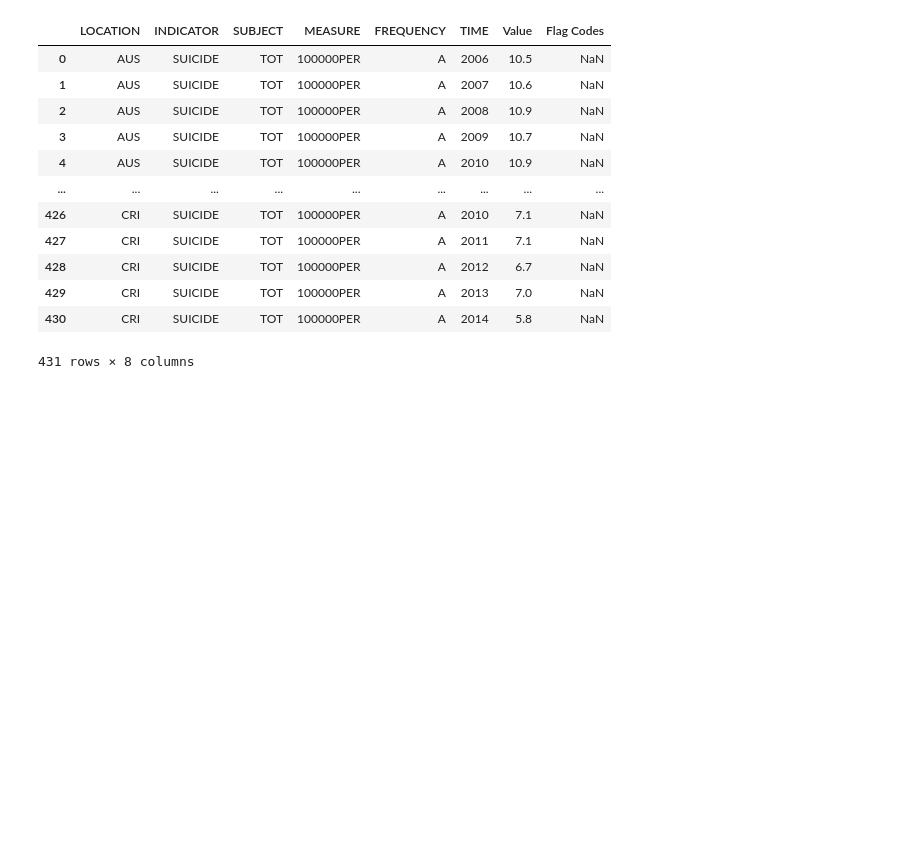
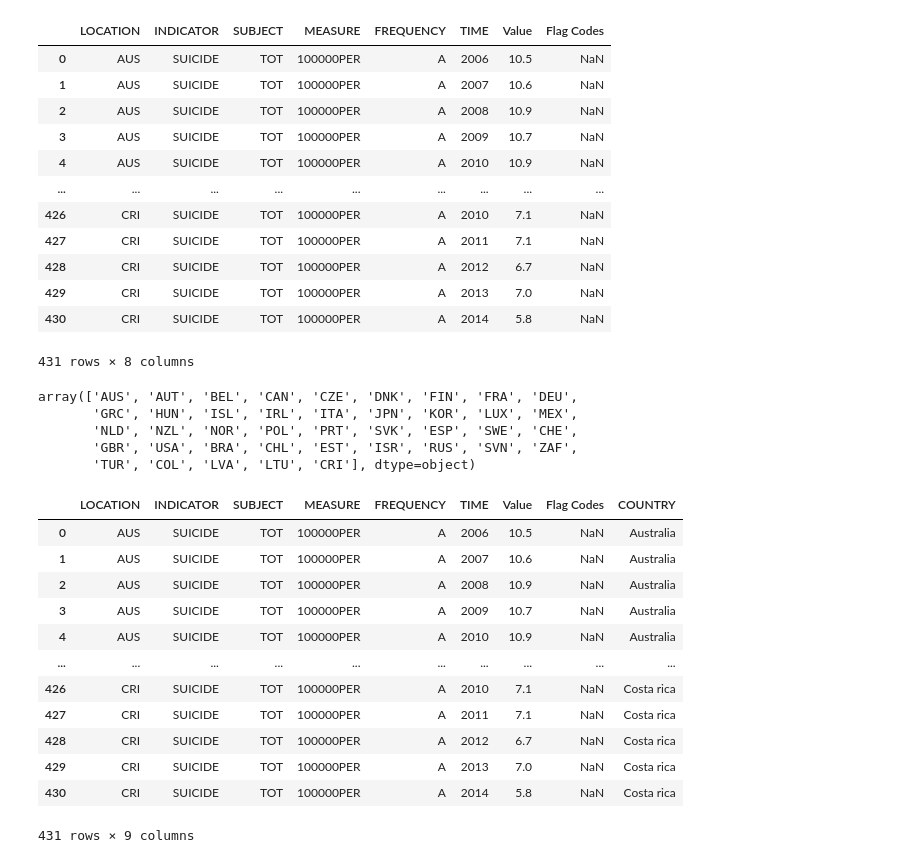
Before and after one commit to hackan98/DMML2019_Team_Nestle, a Jupyter notebook: code/HappinessProjectNestle.ipynb, the cells around one changed output. Cells and saved outputs as stored; diff of their text form; code cells hidden in the pictures; blank space fills up the shorter version.

Commit message:
updated suicide rate cleaning data

```diff
--- a/code/HappinessProjectNestle.ipynb
+++ b/code/HappinessProjectNestle.ipynb
@@ -529,3 +529,12 @@ df_TauxSuicide
 | 429 | CRI | SUICIDE | TOT | 100000PER | A | 2013 | 7.0 | NaN |
 | 430 | CRI | SUICIDE | TOT | 100000PER | A | 2014 | 5.8 | NaN |
 431 rows × 8 columns
+# %%
+unique_country_code4 = df_TauxSuicide.LOCATION.unique()
+unique_country_code4
+# %% [output]
+array(['AUS', 'AUT', 'BEL', 'CAN', 'CZE', 'DNK', 'FIN', 'FRA', 'DEU',
+       'GRC', 'HUN', 'ISL', 'IRL', 'ITA', 'JPN', 'KOR', 'LUX', 'MEX',
+       'NLD', 'NZL', 'NOR', 'POL', 'PRT', 'SVK', 'ESP', 'SWE', 'CHE',
+       'GBR', 'USA', 'BRA', 'CHL', 'EST', 'ISR', 'RUS', 'SVN', 'ZAF',
+       'TUR', 'COL', 'LVA', 'LTU', 'CRI'], dtype=object)
@@ -532,3 +588,20 @@ df_TauxSuicide
+# %%
+df_TauxSuicide['COUNTRY'] = df_TauxSuicide['LOCATION'].map(country4)
+df_TauxSuicide
+# %% [output]
+|  | LOCATION | INDICATOR | SUBJECT | MEASURE | FREQUENCY | TIME | Value | Flag Codes | COUNTRY |
+| 0 | AUS | SUICIDE | TOT | 100000PER | A | 2006 | 10.5 | NaN | Australia |
+| 1 | AUS | SUICIDE | TOT | 100000PER | A | 2007 | 10.6 | NaN | Australia |
+| 2 | AUS | SUICIDE | TOT | 100000PER | A | 2008 | 10.9 | NaN | Australia |
+| 3 | AUS | SUICIDE | TOT | 100000PER | A | 2009 | 10.7 | NaN | Australia |
+| 4 | AUS | SUICIDE | TOT | 100000PER | A | 2010 | 10.9 | NaN | Australia |
+| ... | ... | ... | ... | ... | ... | ... | ... | ... | ... |
+| 426 | CRI | SUICIDE | TOT | 100000PER | A | 2010 | 7.1 | NaN | Costa rica |
+| 427 | CRI | SUICIDE | TOT | 100000PER | A | 2011 | 7.1 | NaN | Costa rica |
+| 428 | CRI | SUICIDE | TOT | 100000PER | A | 2012 | 6.7 | NaN | Costa rica |
+| 429 | CRI | SUICIDE | TOT | 100000PER | A | 2013 | 7.0 | NaN | Costa rica |
+| 430 | CRI | SUICIDE | TOT | 100000PER | A | 2014 | 5.8 | NaN | Costa rica |
+431 rows × 9 columns
 # %%
 df_TauxSuicide.columns
 # %% [output]
```
Also changed, not shown: parts of 5 cells of this notebook.
